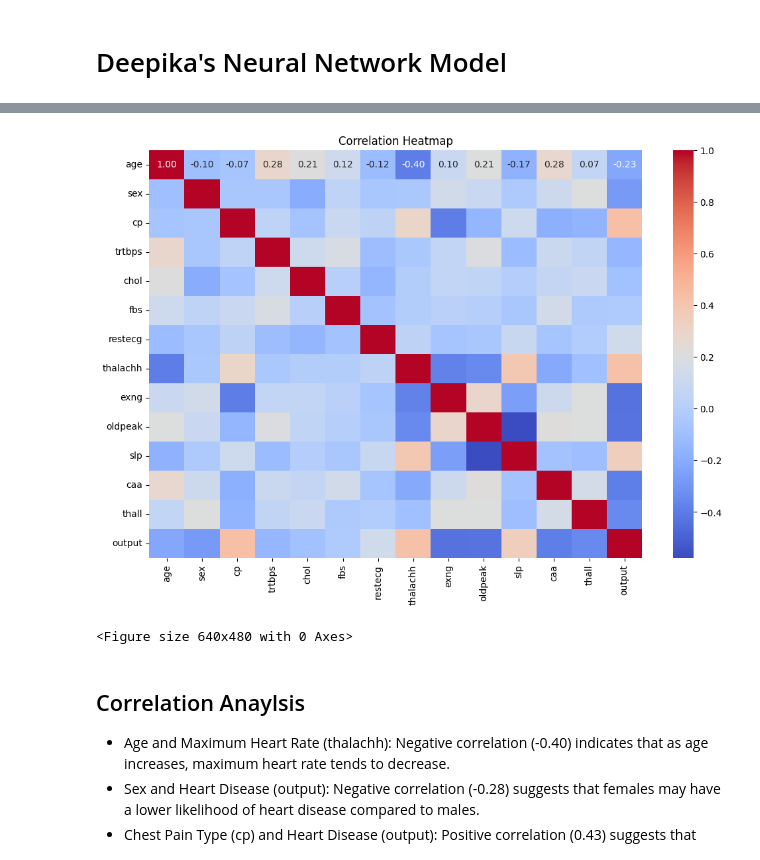
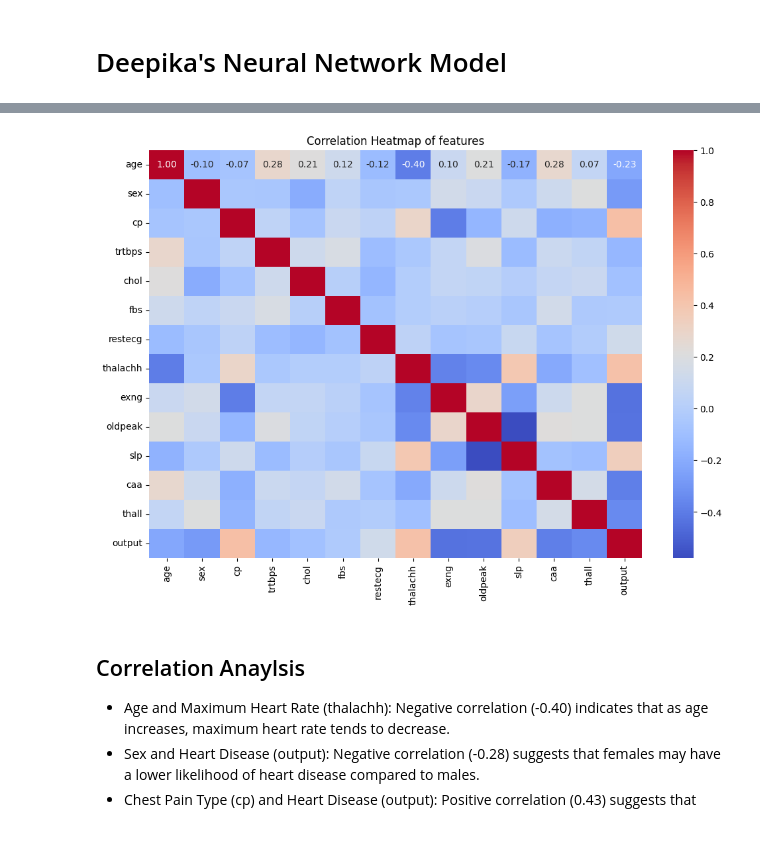
Before and after one commit to Deepika-GH/Project-4-HeartAttack_Analysis_Prediction, a Jupyter notebook: Final_Analysis.ipynb, the cells around one changed output, grey strips where cells are left out. Saved outputs shown, nothing was run; the diff lists cells and outputs as text; code cells hidden in the pictures.

```diff
--- a/Final_Analysis.ipynb
+++ b/Final_Analysis.ipynb
@@ -838,14 +831,14 @@ corr
 # %%
 # Correlation Heatmap between the features
 corr_matrix = heart_df.corr()
 plt.figure(figsize=(12, 8))
 sns.heatmap(corr_matrix, annot=True, cmap="coolwarm", fmt=".2f")
-plt.title("Correlation Heatmap")
+plt.title("Correlation Heatmap of features")
+
+plt.savefig('Visuals/corr_matrix.png')
 plt.show()
-plt.savefig("Visuals/corr_matrix.png")
 # %% [output]
-[figure, old version]
+[figure, new version]
-<Figure size 640x480 with 0 Axes>
 # %% [markdown]
 ## Correlation Anaylsis
 - Age and Maximum Heart Rate (thalachh): Negative correlation (-0.40) indicates that as age increases, maximum heart rate tends to decrease.
```
Also changed, not shown: parts of 10 cells of this notebook, 10 other files.
